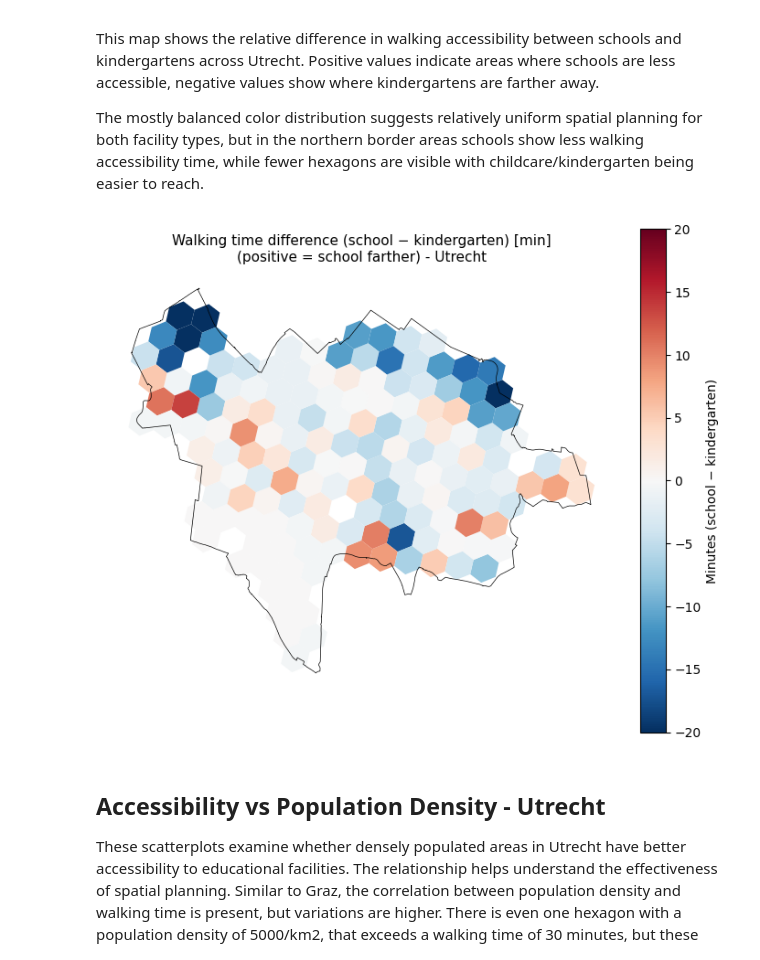
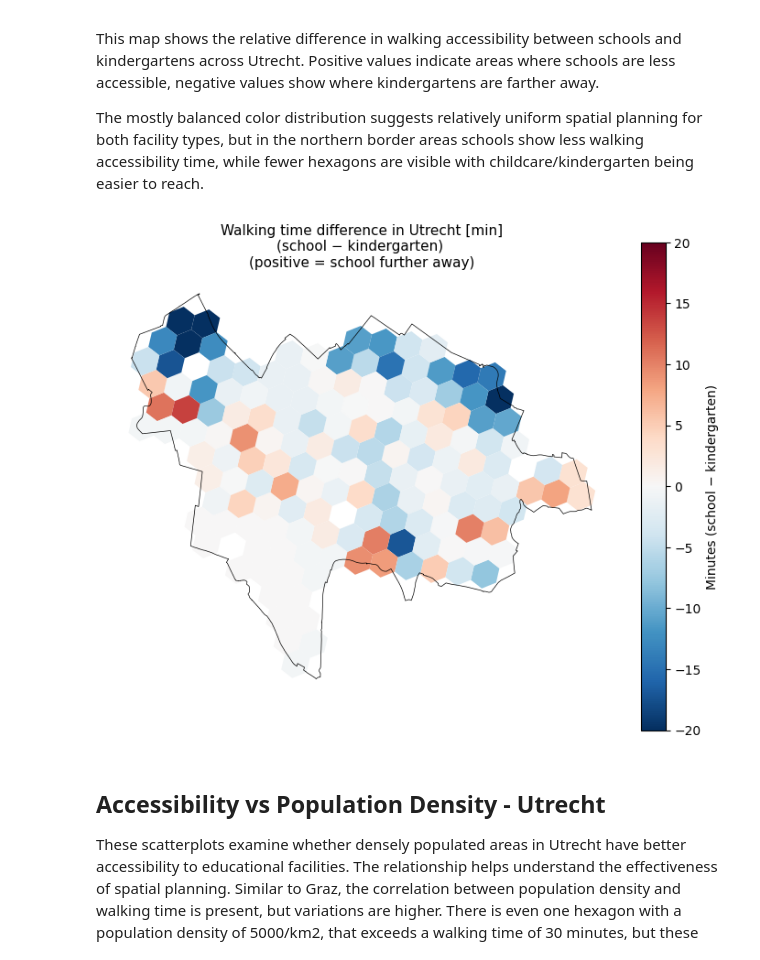
Before and after one commit to miriam-ee/GIS_FinalProject_Group2, a Jupyter notebook: group2_final.ipynb, the cells around one changed output. Drawn from its saved outputs; the diff is of its cells as text; code cells hidden in the pictures.

```diff
--- a/group2_final.ipynb
+++ b/group2_final.ipynb
@@ -2039,6 +2068,7 @@ This map shows the relative difference in walking accessibility between schools
 
 The mostly balanced color distribution suggests relatively uniform spatial planning for both facility types, but in the northern border areas schools show less walking accessibility time, while fewer hexagons are visible with childcare/kindergarten being easier to reach.
 # %%
+# Visualization of walking time difference (school - childcare) in Utrecht
 fig, ax = plt.subplots(1, 1, figsize=(7, 6))
 
 gdf_hex_plot_utrecht = gdf_hexagons_utrecht.copy()
@@ -2050,35 +2080,35 @@ gdf_hex_plot_utrecht["diff_school_minus_kindergarten"] = (
 
 # Cap extremes
 cap = 20
 gdf_hex_plot_utrecht["diff_capped"] = gdf_hex_plot_utrecht["diff_school_minus_kindergarten"].clip(lower=-cap, upper=cap)
 
 # Diverging norm centered at 0
 norm = mpl.colors.TwoSlopeNorm(vmin=-cap, vcenter=0, vmax=cap)
 
 gdf_hex_plot_utrecht.plot(
     column="diff_capped",
     ax=ax,
     cmap="RdBu_r",
     norm=norm,
     edgecolor="none",
     legend=False
 )
 
 gdf_utrecht.boundary.plot(ax=ax, color="black", linewidth=0.5)
 
-ax.set_title("Walking time difference (school − kindergarten) [min]\n(positive = school farther) - Utrecht", fontsize=11)
+ax.set_title("Walking time difference in Utrecht [min]\n(school − kindergarten) \n(positive = school further away)", fontsize=11)
 ax.set_axis_off()
 
 # Colorbar
 sm = mpl.cm.ScalarMappable(norm=norm, cmap="RdBu_r")
 sm.set_array([])
 cbar = fig.colorbar(sm, ax=ax, fraction=0.046, pad=0.04)
 cbar.set_label("Minutes (school − kindergarten)")
 
 plt.tight_layout()
 plt.show()
 # %% [output]
-[figure, old version]
+[figure, new version]
 # %% [markdown]
 ## Accessibility vs Population Density - Utrecht
 
```
Also changed, not shown: parts of 63 cells of this notebook.
